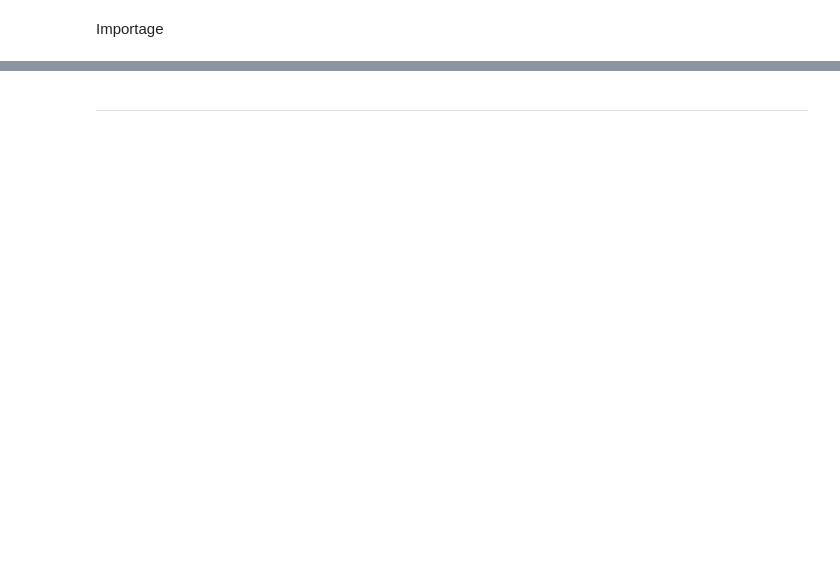
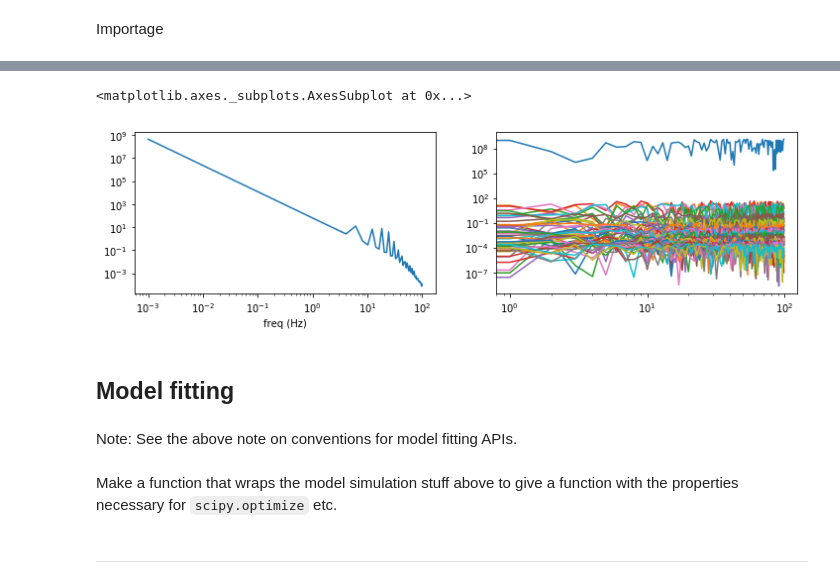
Before and after one commit to Lefebvrelab/SpectralNeuralModels, a Jupyter notebook: scratch/robinson_spectral_model_notes.ipynb, the cells around one changed output, grey strips where cells are left out. Cells and saved outputs as stored; diff of their text form; code cells hidden in the pictures; blank space fills up the shorter version.

```diff
--- a/scratch/robinson_spectral_model_notes.ipynb
+++ b/scratch/robinson_spectral_model_notes.ipynb
@@ -259,0 +362,15 @@ ipdb> c
+# %%
+fig, ax  =plt.subplots(ncols=2, figsize=(12,3))
+
+df_EEGs.abs().mean().plot(logx=True,logy=True,ax=ax[0])
+#df_EEGs.abs().plot(legend=False,logy=True,ylim=[0.000000001,100.],ax=ax[1])
+df_EEGs.abs().plot(legend=False,logx=True,logy=True,ax=ax[1])
+# %% [output]
+<matplotlib.axes._subplots.AxesSubplot at 0x...>
+[figure, added]
+# %% [markdown]
+## Model fitting
+# %% [markdown]
+Note: See the above note on conventions for model fitting APIs.
+# %% [markdown]
+Make a function that wraps the model simulation stuff above to give a function with the properties necessary for `scipy.optimize` etc.
```
Also changed, not shown: parts of 53 cells of this notebook.
